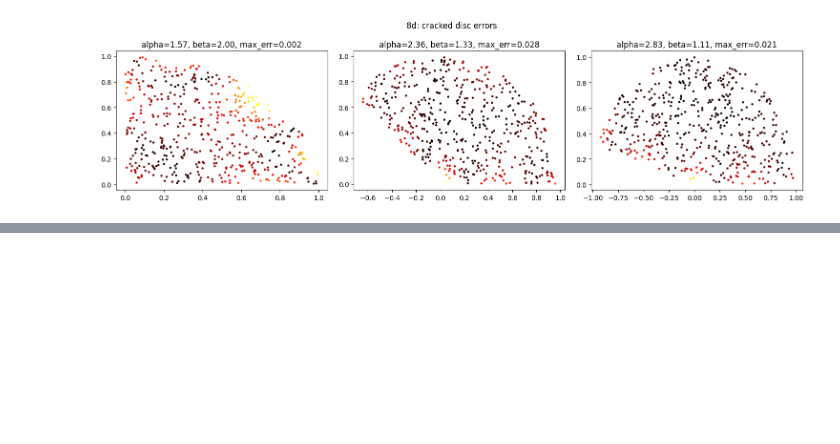
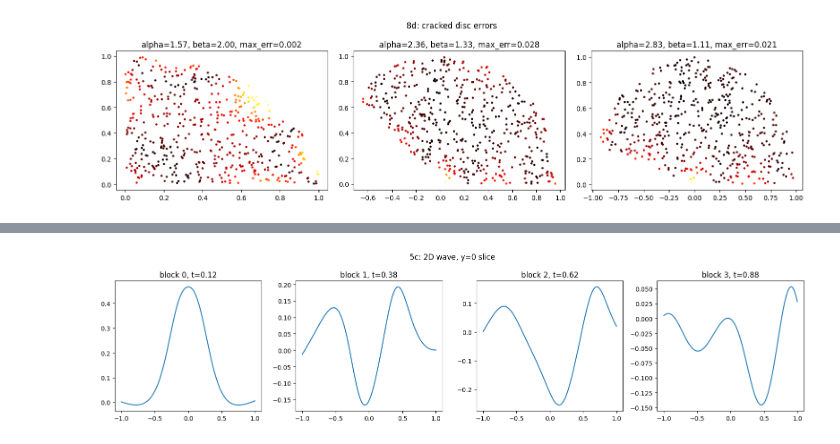
Before and after one commit to CalculatorAddict/pinn-coursework, a Jupyter notebook: exercises.ipynb, the cells around one changed output, grey strips where cells are left out. Drawn from its saved outputs; the diff is of its cells as text; code cells hidden in the pictures; blank space fills up the shorter version.

```diff
--- a/exercises.ipynb
+++ b/exercises.ipynb
@@ -707,0 +957,97 @@ plt.tight_layout(); plt.show()
+# %%
+# ============================================================
+# 5c: 2D wave with time-blocking
+# u_tt - u_xx - u_yy = 0 on (-1,1)^2 x (0,T)
+# IC: u = exp(-gamma*(x^2+y^2)), u_t = 0
+# BC: u = 0 on boundary
+# ============================================================
+
+gamma = 20.0
+T_wave = 1.0
+n_blocks = 4
+T_block = T_wave / n_blocks
+
+def pinn_loss_wave(model, xyt_int, xyt_ic, u_ic, ut_ic, xyt_bc):
+    xyt_int.requires_grad_(True)
+    u = model(xyt_int)
+    du = grad(u, xyt_int)
+    u_t = du[:, 2:3]; u_x = du[:, 0:1]; u_y = du[:, 1:2]
+    u_tt = grad(u_t, xyt_int)[:, 2:3]
+    u_xx = grad(u_x, xyt_int)[:, 0:1]
+    u_yy = grad(u_y, xyt_int)[:, 1:2]
+    pde = (u_tt - u_xx - u_yy).pow(2).mean()
+
+    xyt_ic.requires_grad_(True)
+    u_pred_ic = model(xyt_ic)
+    ic_pos = (u_pred_ic - u_ic).pow(2).mean()
+    du_ic = grad(u_pred_ic, xyt_ic)[:, 2:3]
+    ic_vel = (du_ic - ut_ic).pow(2).mean()
+
+    bc = model(xyt_bc).pow(2).mean()
+    return pde + ic_pos + ic_vel + bc
+
+def sample_wave_block(t_start, t_end, n_int=1000, n_bc=200):
+    x_int = torch.rand(n_int) * 2 - 1
+    y_int = torch.rand(n_int) * 2 - 1
+    t_int = torch.rand(n_int) * (t_end - t_start) + t_start
+    xyt_int = torch.stack([x_int, y_int, t_int], dim=1)
+
+    x_ic = torch.rand(n_int) * 2 - 1
+    y_ic = torch.rand(n_int) * 2 - 1
+    t_ic = torch.full((n_int,), t_start)
+    xyt_ic = torch.stack([x_ic, y_ic, t_ic], dim=1)
+
+    n_face = n_bc // 4
+    faces = []
+    for fixed, idx in [(-1,0),(1,0),(-1,1),(1,1)]:
+        r = torch.rand(n_face) * 2 - 1
+        t = torch.rand(n_face) * (t_end - t_start) + t_start
+        if idx == 0:
+            faces.append(torch.stack([torch.full((n_face,), fixed), r, t], dim=1))
+        else:
+            faces.append(torch.stack([r, torch.full((n_face,), fixed), t], dim=1))
+    xyt_bc = torch.cat(faces, dim=0)
+    return xyt_int, xyt_ic, xyt_bc
+
+def u0(x, y):
+    return torch.exp(-gamma * (x**2 + y**2))
+
+prev_model = None
+models = []
+for block in range(n_blocks):
+    t_start = block * T_block
+    t_end   = (block + 1) * T_block
+    print(f'block {block}: t in [{t_start:.2f}, {t_end:.2f}]')
+    xyt_int, xyt_ic, xyt_bc = sample_wave_block(t_start, t_end)
+
+    if block == 0:
+        u_ic_vals  = u0(xyt_ic[:, 0:1], xyt_ic[:, 1:2])
+        ut_ic_vals = torch.zeros_like(u_ic_vals)
+    else:
+        xyt_eval = xyt_ic.clone().requires_grad_(True)
+        u_prev = prev_model(xyt_eval)
+        ut_ic_vals = torch.autograd.grad(u_prev, xyt_eval,
+            grad_outputs=torch.ones_like(u_prev))[0][:, 2:3].detach()
+        u_ic_vals = u_prev.detach()
+
+    model = MLP(16, 4, in_dim=3)
+    opt = torch.optim.Adam(model.parameters(), lr=1e-3)
+    for _ in range(5000):
+        opt.zero_grad()
+        loss = pinn_loss_wave(model, xyt_int, xyt_ic, u_ic_vals, ut_ic_vals, xyt_bc)
+        loss.backward()
+        opt.step()
+    models.append(model)
+    prev_model = model
+
+fig, axes = plt.subplots(1, n_blocks, figsize=(16, 4))
+x_plot = torch.linspace(-1, 1, 100)
+for i, (ax, m) in enumerate(zip(axes, models)):
+    t_mid = (i + 0.5) * T_block
+    xyt = torch.stack([x_plot, torch.zeros(100), torch.full((100,), t_mid)], dim=1)
+    with torch.no_grad():
+        u_pred = m(xyt)
+    ax.plot(x_plot.numpy(), u_pred.numpy())
+    ax.set_title(f'block {i}, t={t_mid:.2f}')
+plt.suptitle('5c: 2D wave, y=0 slice'); plt.tight_layout(); plt.show()
+# %% [output]
@@ -707,0 +1058 @@ plt.tight_layout(); plt.show()
+[figure, added]
```
Also changed, not shown: parts of 12 cells of this notebook.
